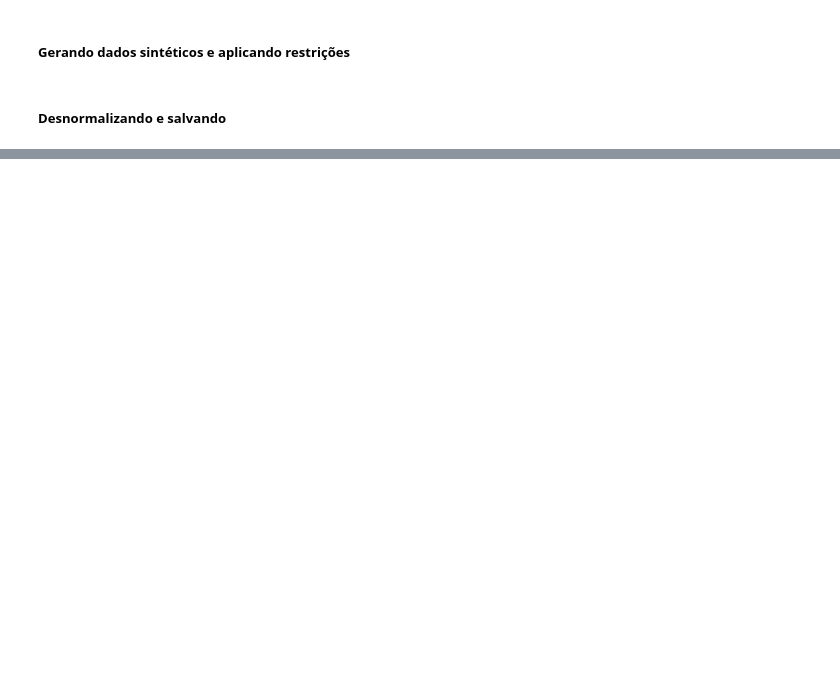
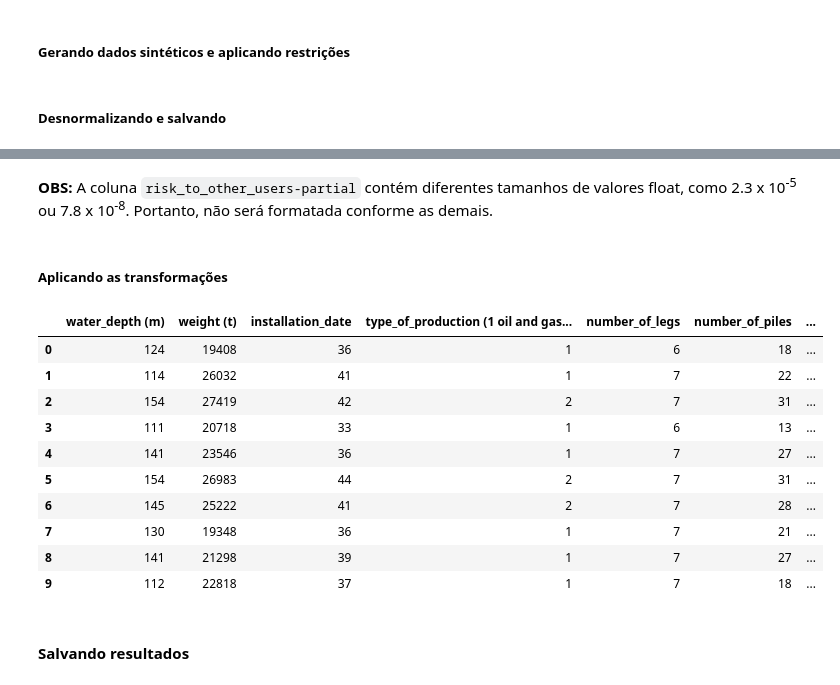
Before and after one commit to JailonWilliam/offshore-platform-decommissioning, a Jupyter notebook: notebooks/gan.ipynb, the cells around one changed output, grey strips where cells are left out. Saved outputs shown, nothing was run; the diff lists cells and outputs as text; code cells hidden in the pictures; blank space fills up the shorter version.

```diff
--- a/notebooks/gan.ipynb
+++ b/notebooks/gan.ipynb
@@ -472,0 +491,14 @@ plt.show()
+# %%
+def mapear_0_ou_1(valor):
+    if valor <= 0.5:
+        return 0
+    else:
+        return 1
+# %%
+def mapear_type_of_production(valor):
+    if valor <= 1.5:
+        return 1
+    elif valor <= 2.5:
+        return 2
+    else:
+        return 3
@@ -472,0 +525,40 @@ plt.show()
+# %%
+colunas_float = ['height_of_jacket_or_sub-structure (m)', 'height_of_jacket_or_sub-structure (m)', 'risk_to_personnel-complete', 'risk_to_personnel-partial', 'technical_feasibility_or_challenge-complete', 'technical_feasibility_or_challenge-partial', 'commercial_impact_on_fisheries-complete', 'commercial_impact_on_fisheries-partial', 'wider_community_impact-complete', 'wider_community_impact-partial', 'total_removal_cost-complete', 'total_removal_cost-partial']
+colunas_int = ['water_depth (m)', 'installation_date', 'weight (t)', 'number_of_legs', 'number_of_piles', 'distance_to_coast (km)', 'energy_consumption-complete (GJ)', 'energy_consumption-partial (GJ)', 'emissions-complete (t)', 'emissions-partial (t)', 'impacts_of_option-complete']
+# %% [markdown]
+**OBS:** A coluna `risk_to_other_users-partial` contém diferentes tamanhos de valores float, como 2.3 x 10<sup>-5</sup> ou 7.8 x 10<sup>-8</sup>. Portanto, não será formatada conforme as demais.
+# %% [markdown]
+##### Aplicando as transformações
+# %%
+# Aplicando as transformações às colunas específicas
+df_gan['risk_to_other_users-complete'] = df_gan['risk_to_other_users-complete'].apply(mapear_0_ou_1)
+df_gan['type_of_production (1 oil and gas; 2 oil; 3 gas)'] = df_gan['type_of_production (1 oil and gas; 2 oil; 3 gas)'].apply(mapear_type_of_production)
+
+# Aplicando outras transformações
+for coluna in colunas_float:
+    df_gan[coluna] = df_gan[coluna].apply(transforma_float)
+
+for coluna in colunas_int:
+    df_gan[coluna] = df_gan[coluna].apply(transforma_int)
+# %%
+# Configurações para exibição do DataFrame
+pd.set_option('display.max_columns', None)  # Mostrar todas as colunas
+pd.set_option('display.max_rows', None)     # Mostrar todas as linhas
+pd.set_option('display.max_colwidth', None) # Mostrar todo o conteúdo das células
+
+
+df_gan.head(10)
+# %% [output]
+|  | water_depth (m) | weight (t) | installation_date | type_of_production (1 oil and gas... | number_of_legs | number_of_piles | ... |
+| 0 | 124 | 19408 | 36 | 1 | 6 | 18 | ... |
+| 1 | 114 | 26032 | 41 | 1 | 7 | 22 | ... |
+| 2 | 154 | 27419 | 42 | 2 | 7 | 31 | ... |
+| 3 | 111 | 20718 | 33 | 1 | 6 | 13 | ... |
+| 4 | 141 | 23546 | 36 | 1 | 7 | 27 | ... |
+| 5 | 154 | 26983 | 44 | 2 | 7 | 31 | ... |
+| 6 | 145 | 25222 | 41 | 2 | 7 | 28 | ... |
+| 7 | 130 | 19348 | 36 | 1 | 7 | 21 | ... |
+| 8 | 141 | 21298 | 39 | 1 | 7 | 27 | ... |
+| 9 | 112 | 22818 | 37 | 1 | 7 | 18 | ... |
+# %% [markdown]
+#### Salvando resultados
```
Also changed, not shown: parts of 28 cells of this notebook, 3 other files.
